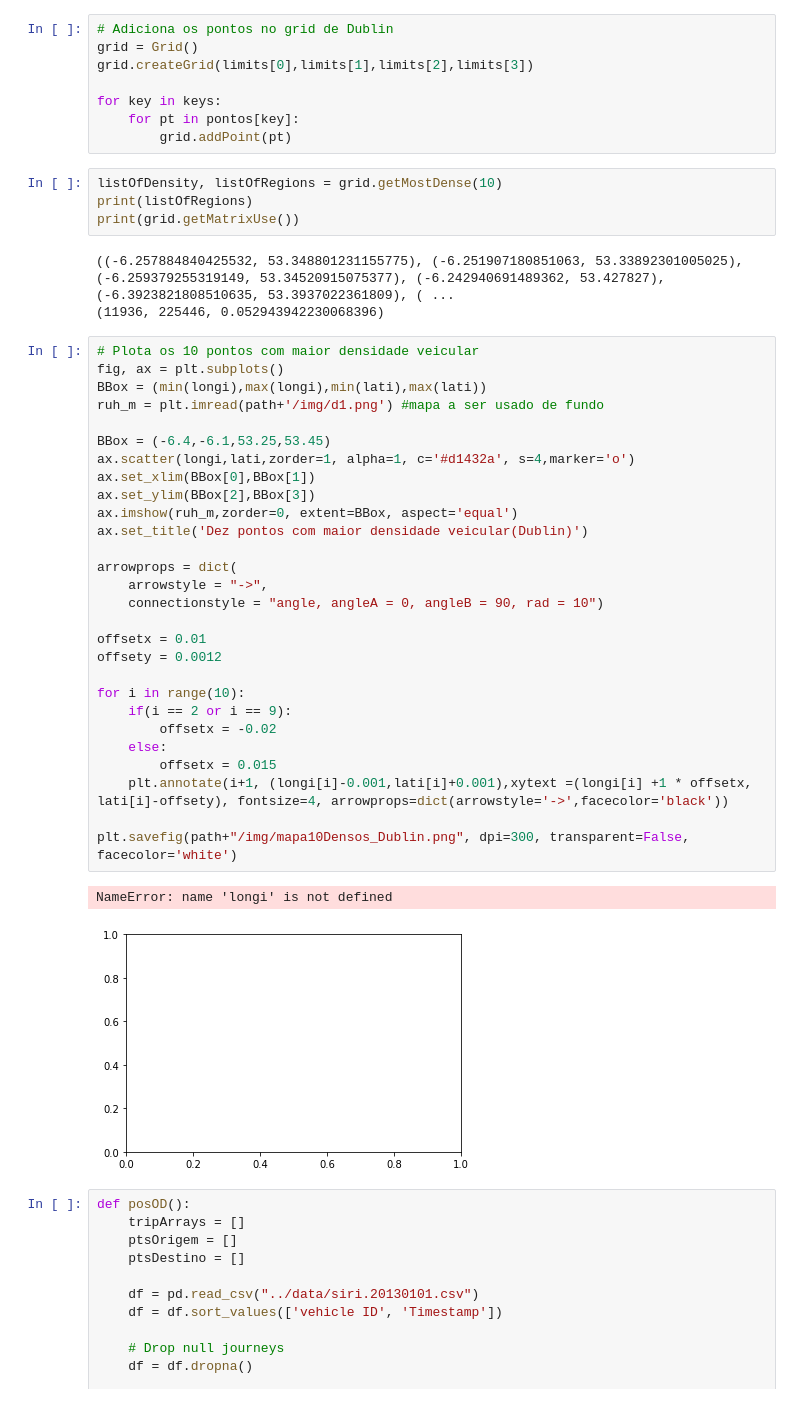
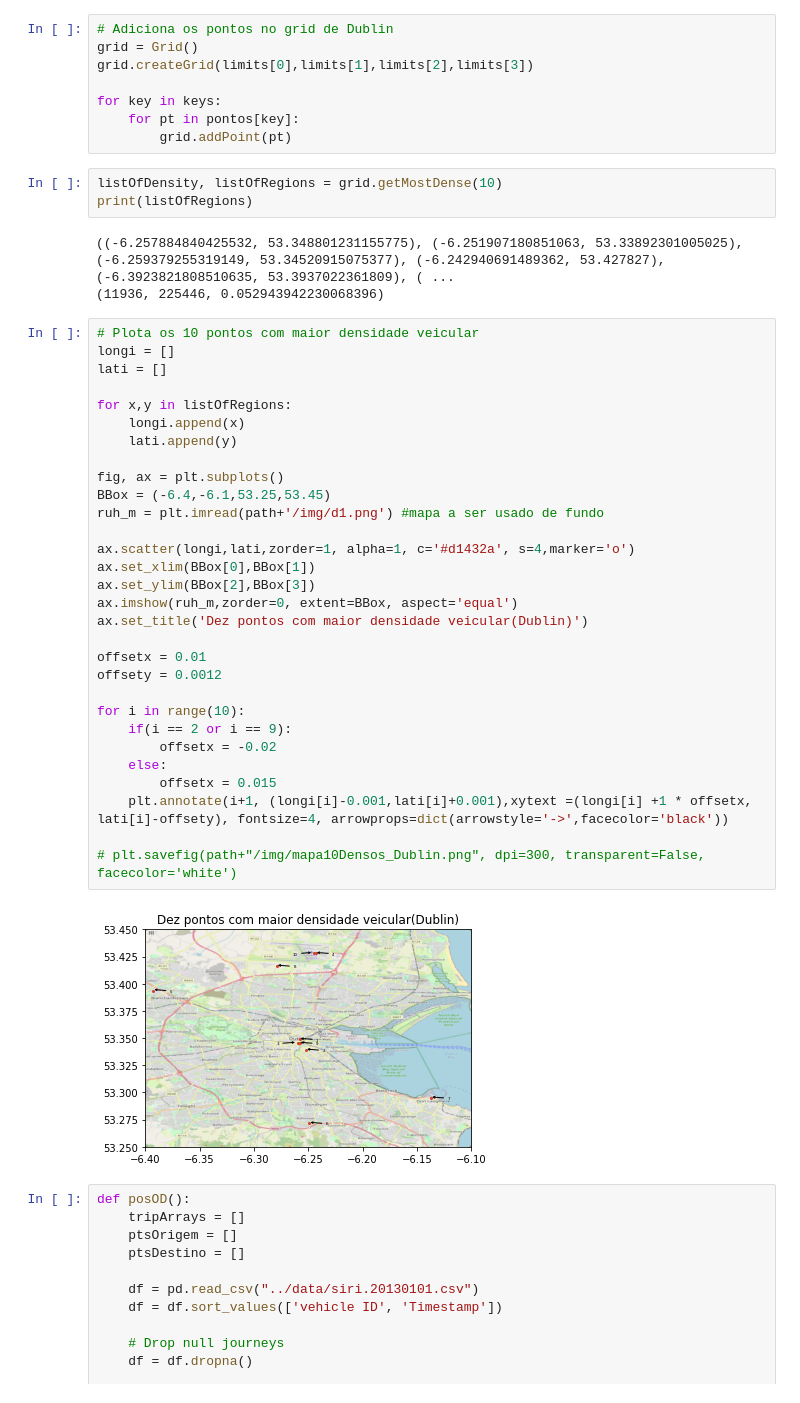
Before and after one commit to TulioNPL/Pesquisa, a Jupyter notebook: jupyter/matrix.ipynb, the cells around one changed output. Saved outputs shown, nothing was run; the diff lists cells and outputs as text.

Commit message:
Fixed: longi and lati variables were missing

```diff
--- a/jupyter/matrix.ipynb
+++ b/jupyter/matrix.ipynb
@@ -268,41 +268,41 @@ for key in keys:
 # %%
 listOfDensity, listOfRegions = grid.getMostDense(10)
 print(listOfRegions)
-print(grid.getMatrixUse())
 # %% [output]
 ((-6.257884840425532, 53.348801231155775), (-6.251907180851063, 53.33892301005025), (-6.259379255319149, 53.34520915075377), (-6.242940691489362, 53.427827), (-6.3923821808510635, 53.3937022361809), ( ...
 (11936, 225446, 0.052943942230068396)
 # %%
 # Plota os 10 pontos com maior densidade veicular
+longi = []
+lati = []
+
+for x,y in listOfRegions:
+    longi.append(x)
+    lati.append(y)
+
 fig, ax = plt.subplots()
-BBox = (min(longi),max(longi),min(lati),max(lati))
+BBox = (-6.4,-6.1,53.25,53.45)
 ruh_m = plt.imread(path+'/img/d1.png') #mapa a ser usado de fundo
 
-BBox = (-6.4,-6.1,53.25,53.45)
 ax.scatter(longi,lati,zorder=1, alpha=1, c='#d1432a', s=4,marker='o')
 ax.set_xlim(BBox[0],BBox[1])
 ax.set_ylim(BBox[2],BBox[3])
 ax.imshow(ruh_m,zorder=0, extent=BBox, aspect='equal')
 ax.set_title('Dez pontos com maior densidade veicular(Dublin)')
-
-arrowprops = dict(
-    arrowstyle = "->",
-    connectionstyle = "angle, angleA = 0, angleB = 90, rad = 10")
 
 offsetx = 0.01
 offsety = 0.0012
 
 for i in range(10):
     if(i == 2 or i == 9):
         offsetx = -0.02
     else:
         offsetx = 0.015
     plt.annotate(i+1, (longi[i]-0.001,lati[i]+0.001),xytext =(longi[i] +1 * offsetx, lati[i]-offsety), fontsize=4, arrowprops=dict(arrowstyle='->',facecolor='black'))
 
-plt.savefig(path+"/img/mapa10Densos_Dublin.png", dpi=300, transparent=False, facecolor='white')
+# plt.savefig(path+"/img/mapa10Densos_Dublin.png", dpi=300, transparent=False, facecolor='white')
 # %% [output]
-NameError: name 'longi' is not defined
-[figure, old version]
+[figure, new version]
 # %%
 def posOD():
     tripArrays = []
```
